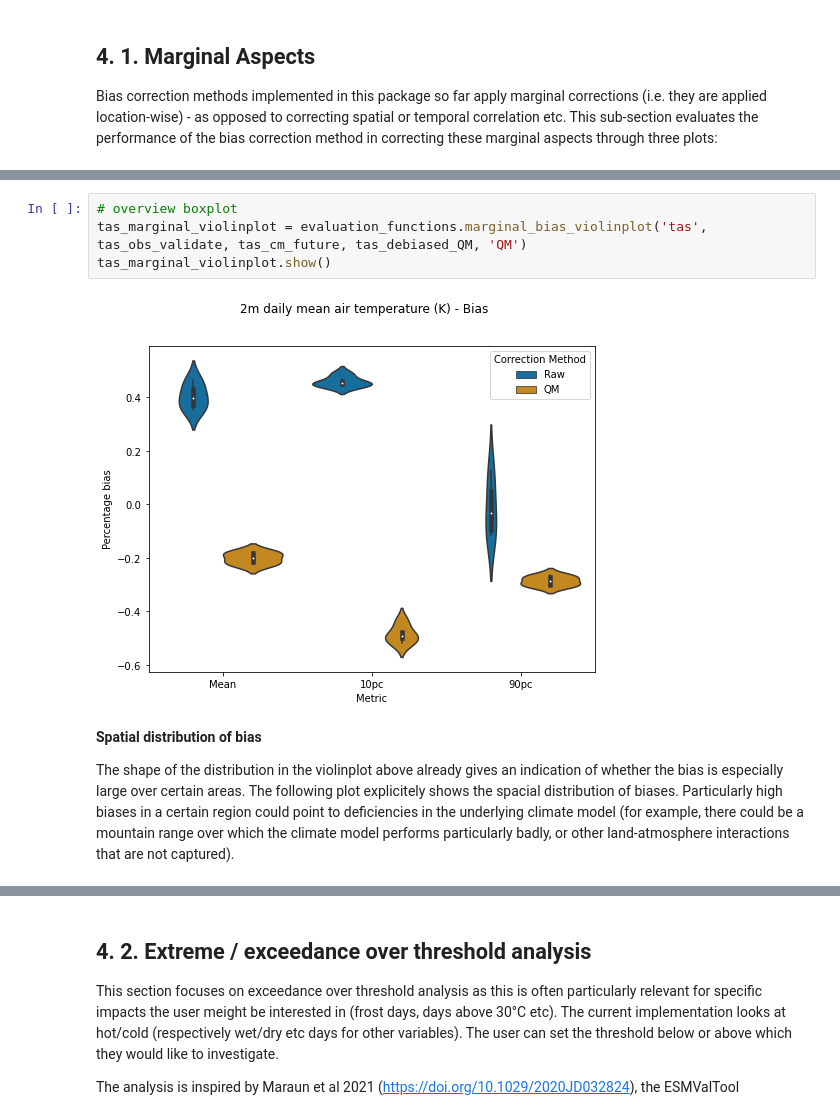
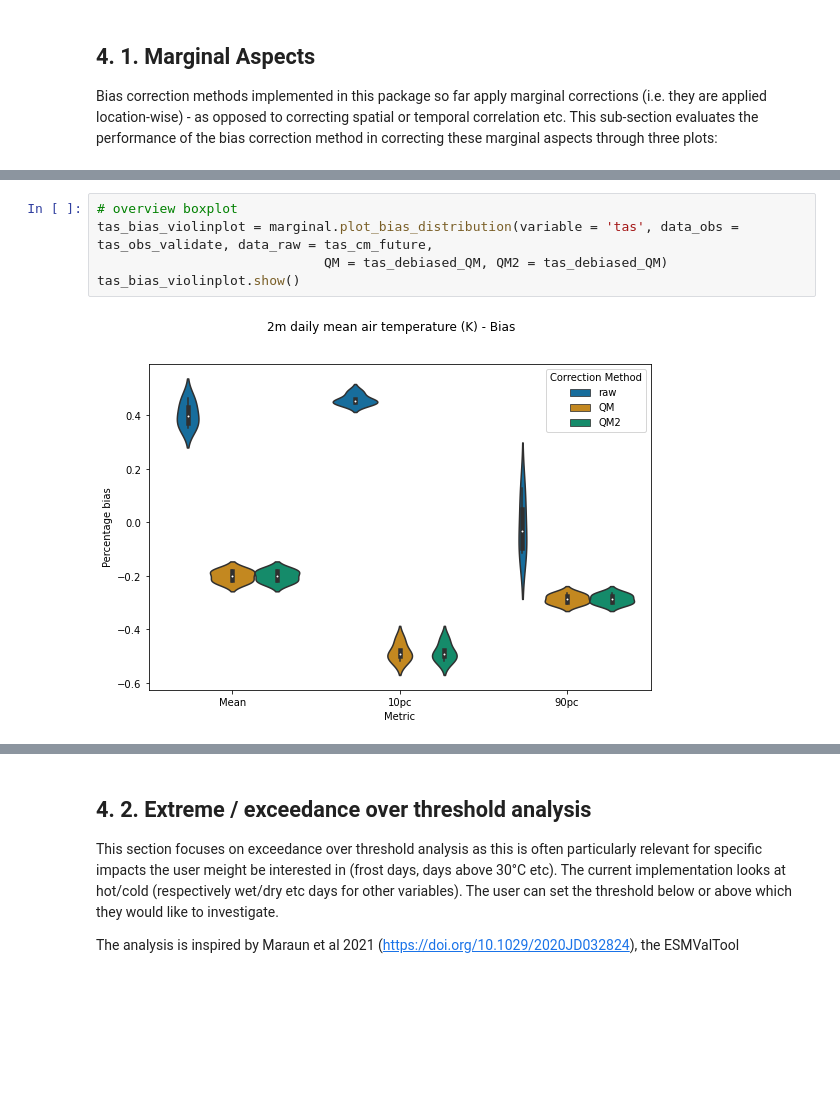
Before and after one commit to ecmwf-projects/ibicus, a Jupyter notebook: notebooks/debiasers_comparison_and_evaluation.ipynb, the cells around one changed output, grey strips where cells are left out. Cells and saved outputs as stored; diff of their text form; blank space fills up the shorter version.

Commit message:
evaluation updates

```diff
--- a/notebooks/debiasers_comparison_and_evaluation.ipynb
+++ b/notebooks/debiasers_comparison_and_evaluation.ipynb
@@ -167,10 +164,7 @@ In this example, wee see that quantile mapping 'overcorrected' downward a bias i
 # %%
 # overview boxplot
-tas_marginal_violinplot = evaluation_functions.marginal_bias_violinplot('tas', tas_obs_validate, tas_cm_future, tas_debiased_QM, 'QM')
-tas_marginal_violinplot.show()
+tas_bias_violinplot = marginal.plot_bias_distribution(variable = 'tas', data_obs = tas_obs_validate, data_raw = tas_cm_future,
+                             QM = tas_debiased_QM, QM2 = tas_debiased_QM)
+tas_bias_violinplot.show()
 # %% [output]
-[figure, old version]
+[figure, new version]
-# %% [markdown]
-**Spatial distribution of bias**
-
-The shape of the distribution in the violinplot above already gives an indication of whether the bias is especially large over certain areas. The following plot explicitely shows the spacial distribution of biases. Particularly high biases in a certain region could point to deficiencies in the underlying climate model (for example, there could be a mountain range over which the climate model performs particularly badly, or other land-atmosphere interactions that are not captured).
```
Also changed, not shown: parts of 33 cells of this notebook, 7 other files.
